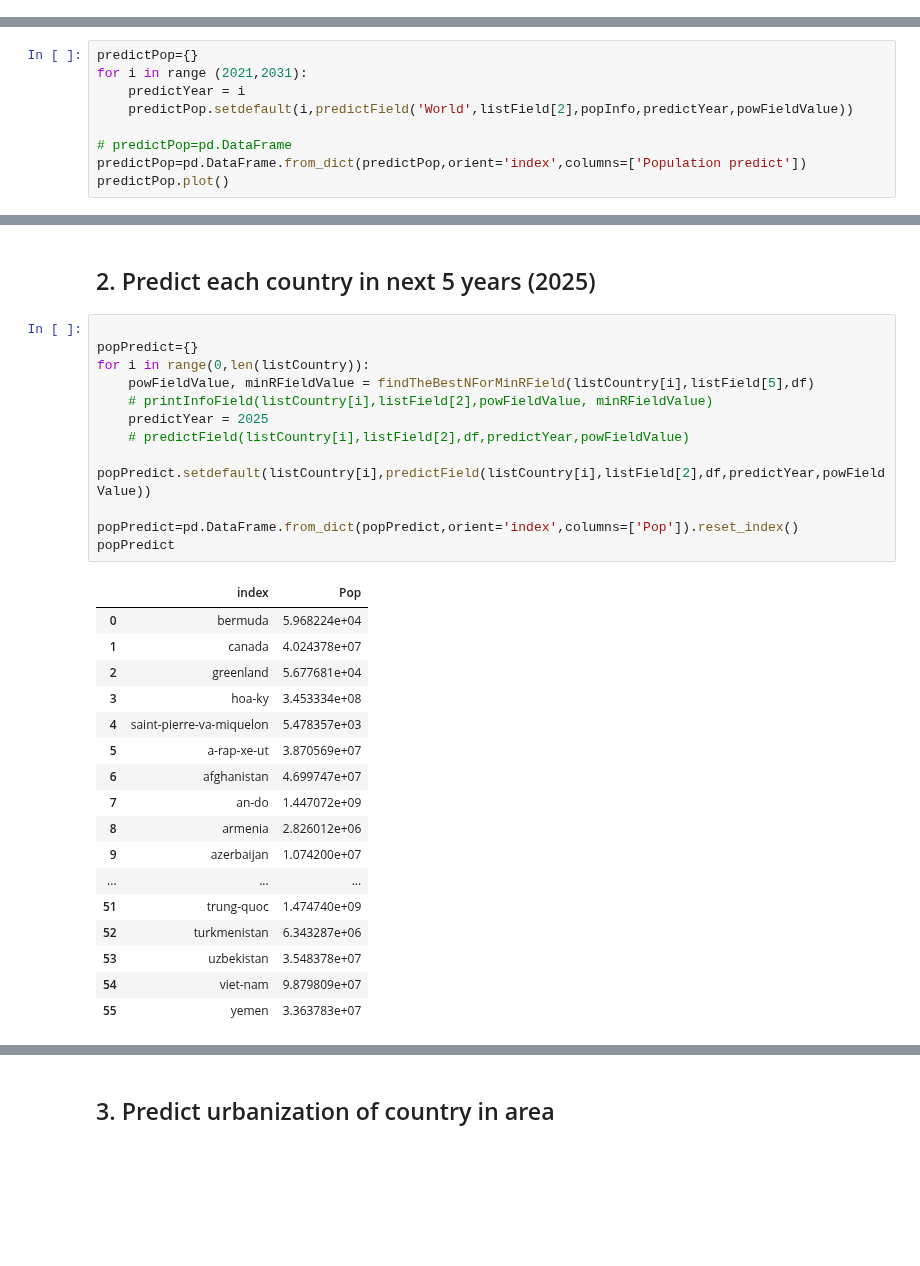
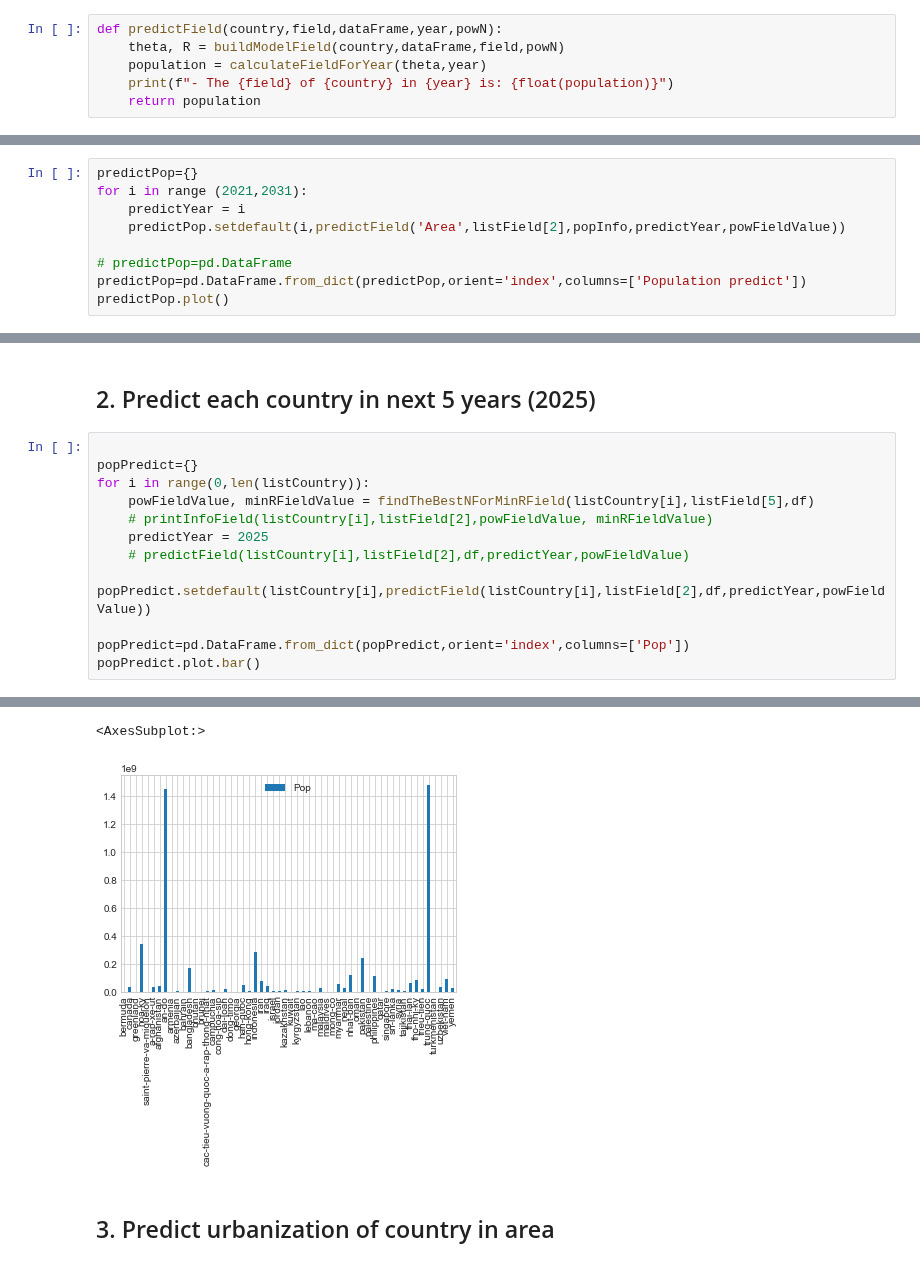
Before and after one commit to HoDangCao/Data-collection-and-population-analysis-of-Asia-and-North-America, a Jupyter notebook: DSProject - latest ver.ipynb, the cells around one changed output, grey strips where cells are left out. Cells and saved outputs as stored; diff of their text form; blank space fills up the shorter version.

```diff
--- a/DSProject - latest ver.ipynb
+++ b/DSProject - latest ver.ipynb
@@ -922,3 +924,9 @@ Now, let's make some predictions with canada.
+# %%
+def predictField(country,field,dataFrame,year,powN):
+    theta, R = buildModelField(country,dataFrame,field,powN)
+    population = calculateFieldForYear(theta,year)
+    print(f"- The {field} of {country} in {year} is: {float(population)}")
+    return population
 # %% [markdown]
 - Check the quality of the model.
 # %%
@@ -1000,7 +1009,7 @@ compareFieldWithRealData('World',listField[2],popInfo,powFieldValue)
 predictPop={}
 for i in range (2021,2031):
     predictYear = i
-    predictPop.setdefault(i,predictField('World',listField[2],popInfo,predictYear,powFieldValue))
+    predictPop.setdefault(i,predictField('Area',listField[2],popInfo,predictYear,powFieldValue))
 
 # predictPop=pd.DataFrame
 predictPop=pd.DataFrame.from_dict(predictPop,orient='index',columns=['Population predict'])
@@ -1030,23 +1039,6 @@ for i in range(0,len(listCountry)):
     # predictField(listCountry[i],listField[2],df,predictYear,powFieldValue)
     popPredict.setdefault(listCountry[i],predictField(listCountry[i],listField[2],df,predictYear,powFieldValue))
 
-popPredict=pd.DataFrame.from_dict(popPredict,orient='index',columns=['Pop']).reset_index()
-popPredict
+popPredict=pd.DataFrame.from_dict(popPredict,orient='index',columns=['Pop'])
+popPredict.plot.bar()
 # %% [output]
-|  | index | Pop |
-| 0 | bermuda | 5.968224e+04 |
-| 1 | canada | 4.024378e+07 |
-| 2 | greenland | 5.677681e+04 |
-| 3 | hoa-ky | 3.453334e+08 |
-| 4 | saint-pierre-va-miquelon | 5.478357e+03 |
-| 5 | a-rap-xe-ut | 3.870569e+07 |
-| 6 | afghanistan | 4.699747e+07 |
-| 7 | an-do | 1.447072e+09 |
-| 8 | armenia | 2.826012e+06 |
-| 9 | azerbaijan | 1.074200e+07 |
-| ... | ... | ... |
-| 51 | trung-quoc | 1.474740e+09 |
-| 52 | turkmenistan | 6.343287e+06 |
-| 53 | uzbekistan | 3.548378e+07 |
-| 54 | viet-nam | 9.879809e+07 |
-| 55 | yemen | 3.363783e+07 |
@@ -1053,3 +1062,5 @@ popPredict
+<AxesSubplot:>
+[figure, added]
 # %% [markdown]
 ## 3. Predict urbanization of country in area
 # %%
```
Also changed, not shown: parts of 11 cells of this notebook.
